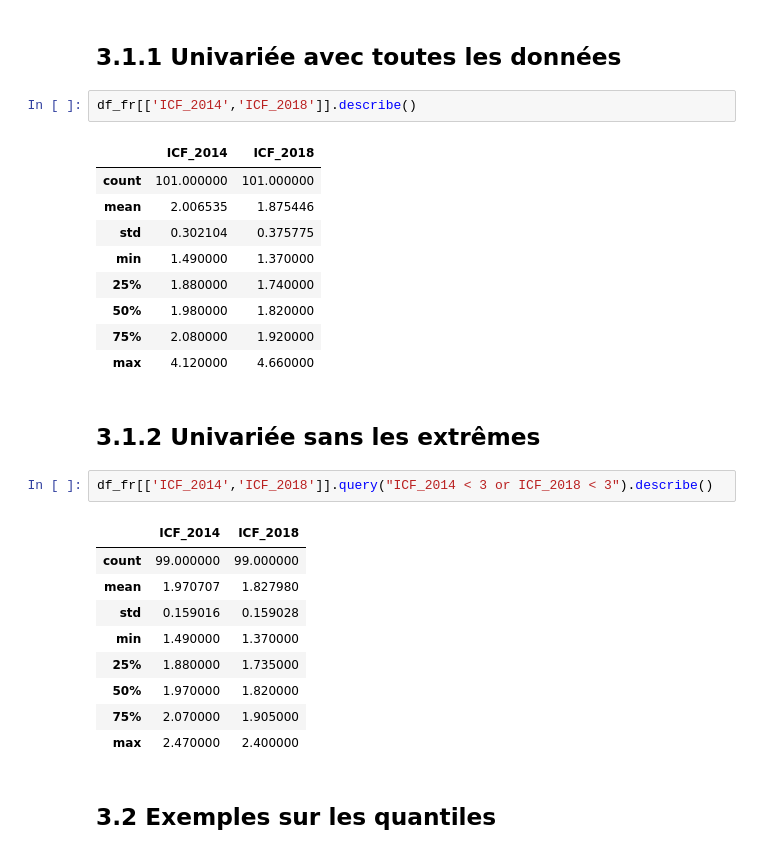
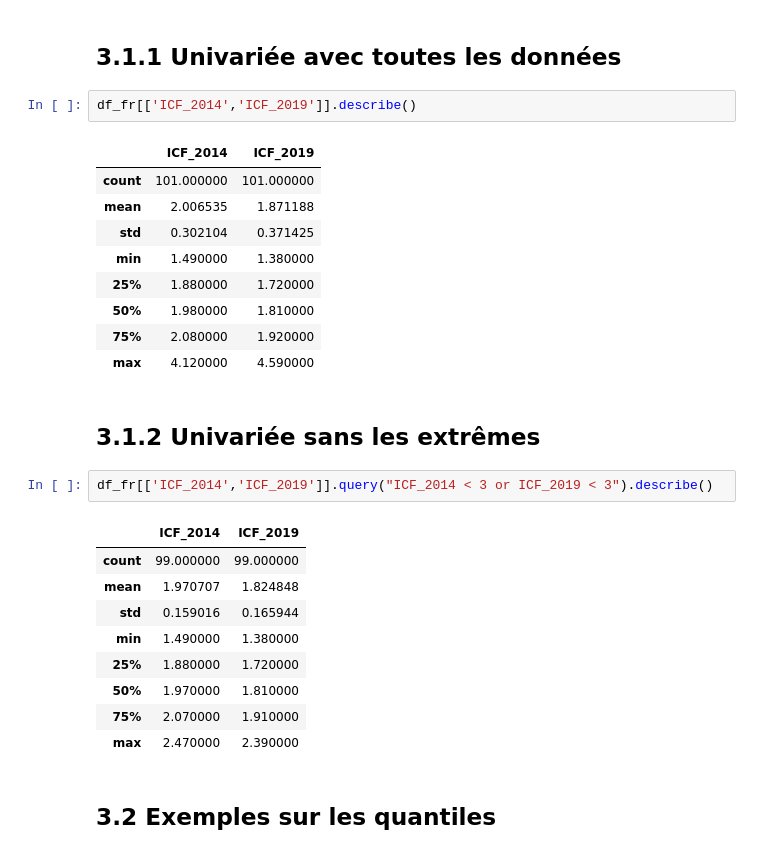
Before and after one commit to fbxyz/ENSG_L1_cartostat, a Jupyter notebook: td/TD1_analyse_univarie_partie2 _correction.ipynb, the cells around one changed output. Drawn from its saved outputs; the diff is of its cells as text.

```diff
--- a/td/TD1_analyse_univarie_partie2 _correction.ipynb
+++ b/td/TD1_analyse_univarie_partie2 _correction.ipynb
@@ -183,31 +190,31 @@ Réalisez les calculs qui vous permettront de mieux interpréter vos données, l
 # %% [markdown]
 ## 3.1.1 Univariée avec toutes les données
 # %%
-df_fr[['ICF_2014','ICF_2018']].describe()
+df_fr[['ICF_2014','ICF_2019']].describe()
 # %% [output]
-|  | ICF_2014 | ICF_2018 |
+|  | ICF_2014 | ICF_2019 |
 | count | 101.000000 | 101.000000 |
-| mean | 2.006535 | 1.875446 |
-| std | 0.302104 | 0.375775 |
-| min | 1.490000 | 1.370000 |
-| 25% | 1.880000 | 1.740000 |
-| 50% | 1.980000 | 1.820000 |
+| mean | 2.006535 | 1.871188 |
+| std | 0.302104 | 0.371425 |
+| min | 1.490000 | 1.380000 |
+| 25% | 1.880000 | 1.720000 |
+| 50% | 1.980000 | 1.810000 |
 | 75% | 2.080000 | 1.920000 |
-| max | 4.120000 | 4.660000 |
+| max | 4.120000 | 4.590000 |
 # %% [markdown]
 ## 3.1.2 Univariée sans les extrêmes
 # %%
-df_fr[['ICF_2014','ICF_2018']].query("ICF_2014 < 3 or ICF_2018 < 3").describe()
+df_fr[['ICF_2014','ICF_2019']].query("ICF_2014 < 3 or ICF_2019 < 3").describe()
 # %% [output]
-|  | ICF_2014 | ICF_2018 |
+|  | ICF_2014 | ICF_2019 |
 | count | 99.000000 | 99.000000 |
-| mean | 1.970707 | 1.827980 |
-| std | 0.159016 | 0.159028 |
-| min | 1.490000 | 1.370000 |
-| 25% | 1.880000 | 1.735000 |
-| 50% | 1.970000 | 1.820000 |
-| 75% | 2.070000 | 1.905000 |
-| max | 2.470000 | 2.400000 |
+| mean | 1.970707 | 1.824848 |
+| std | 0.159016 | 0.165944 |
+| min | 1.490000 | 1.380000 |
+| 25% | 1.880000 | 1.720000 |
+| 50% | 1.970000 | 1.810000 |
+| 75% | 2.070000 | 1.910000 |
+| max | 2.470000 | 2.390000 |
 # %% [markdown]
 ## 3.2 Exemples sur les quantiles
 # %% [markdown]
```
Also changed, not shown: parts of 15 cells of this notebook.
